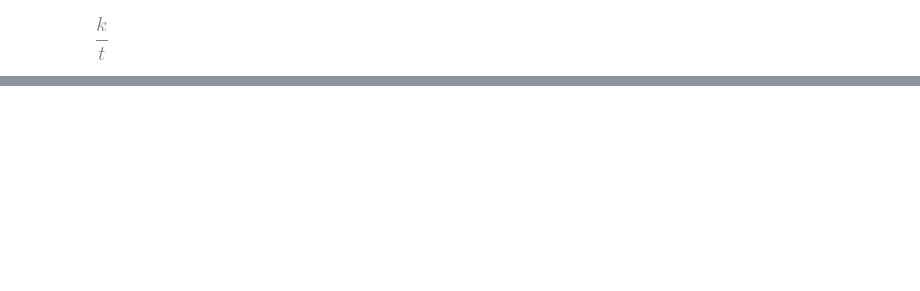
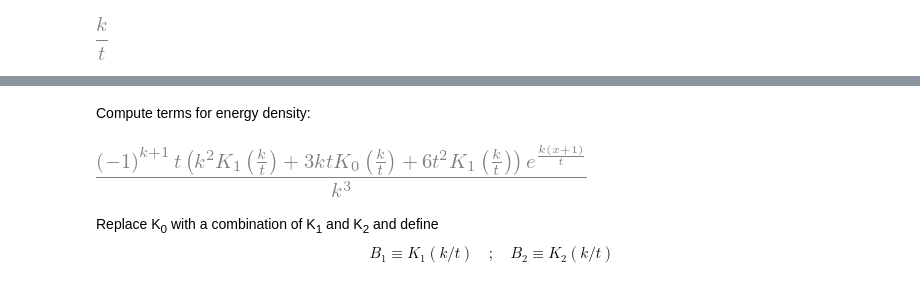
Before and after one commit to awsteiner/o2scl, a Jupyter notebook: doc/o2scl/part/python/fermion.ipynb, the cells around one changed output, grey strips where cells are left out. Drawn from its saved outputs; the diff is of its cells as text; code cells hidden in the pictures; blank space fills up the shorter version.

```diff
--- a/doc/o2scl/part/python/fermion.ipynb
+++ b/doc/o2scl/part/python/fermion.ipynb
@@ -54,2 +68,13 @@ diff
+# %% [markdown]
+Compute terms for energy density:
 # %%
 edk=sympy.simplify(-Pk+t*sk+(x+1)*nk)
+edk
+# %% [output]
+[figure, added]
+# %% [markdown]
+Replace K<sub>0</sub> with a combination of K<sub>1</sub> and K<sub>2</sub> and
+define
+$$
+B_1 \equiv K_1(k/t) \quad ; \quad B_2 \equiv K_2(k/t)
+$$
```
Also changed, not shown: parts of 31 cells of this notebook.
